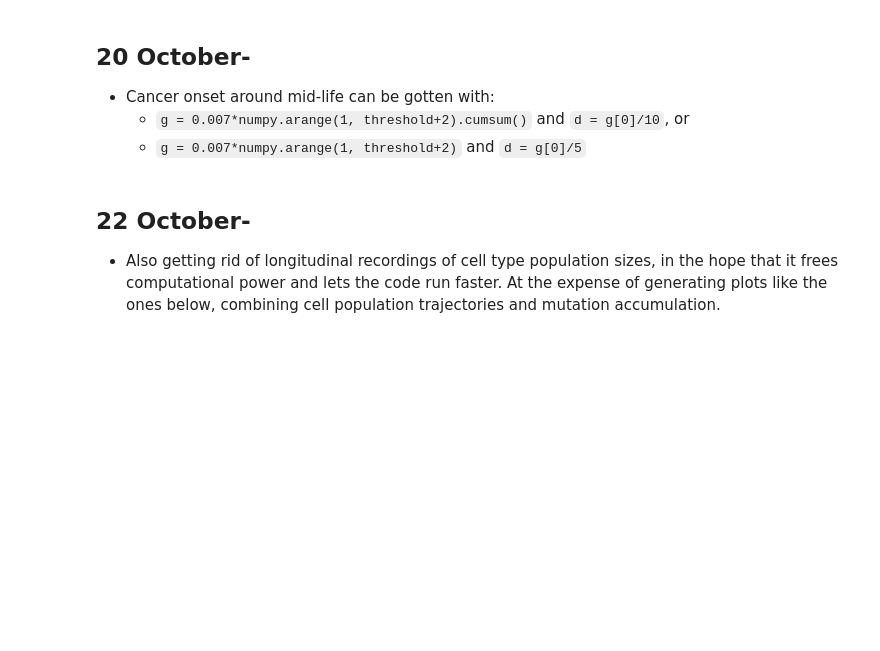
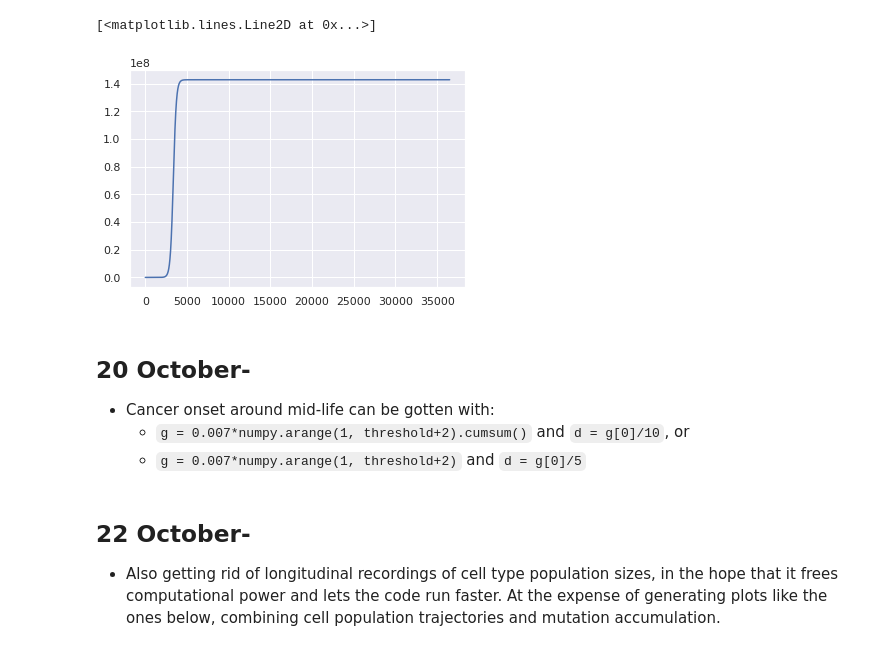
Before and after one commit to vibishanb/cancer-incidence-models, a Jupyter notebook: cell-competition-model.ipynb, the cells around one changed output. Drawn from its saved outputs; the diff is of its cells as text; code cells hidden in the pictures; blank space fills up the shorter version.

```diff
--- a/cell-competition-model.ipynb
+++ b/cell-competition-model.ipynb
@@ -54,3 +82,8 @@ for t in tqdm(range(1, time)):
+# %%
+plt.plot(m.sum(axis=0))
+# %% [output]
+[<matplotlib.lines.Line2D at 0x...>]
+[figure, added]
 # %% [markdown]
 ## 20 October-
 - Cancer onset around mid-life can be gotten with:
```
Also changed, not shown: parts of 5 cells of this notebook, 2 other files.
